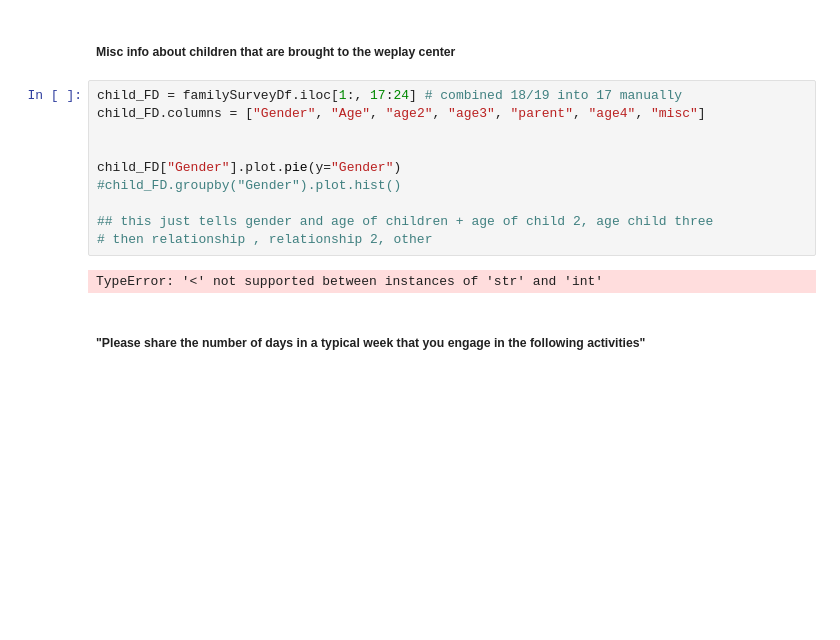
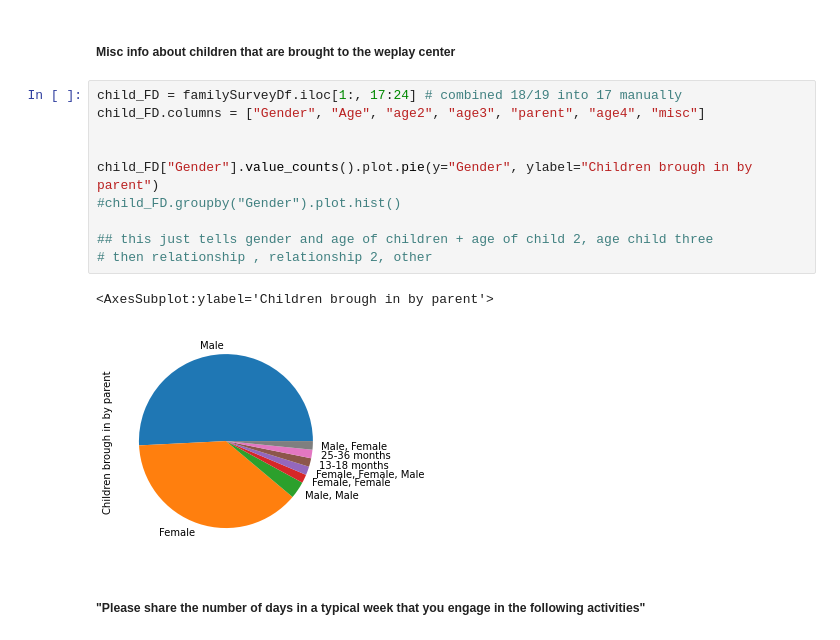
Before and after one commit to renarepenning/weplaynoladata, a Jupyter notebook: MilestoneTwo.ipynb, the cells around one changed output. Drawn from its saved outputs; the diff is of its cells as text; blank space fills up the shorter version.

```diff
--- a/MilestoneTwo.ipynb
+++ b/MilestoneTwo.ipynb
@@ -108,15 +98,16 @@ how_found_WPC#.plot.pie(ylabel="How did you discover WePlay", subplots=True, aut
 # %%
 child_FD = familySurveyDf.iloc[1:, 17:24] # combined 18/19 into 17 manually
 child_FD.columns = ["Gender", "Age", "age2", "age3", "parent", "age4", "misc"]
 
 
-child_FD["Gender"].plot.pie(y="Gender")
+child_FD["Gender"].value_counts().plot.pie(y="Gender", ylabel="Children brough in by parent")
 #child_FD.groupby("Gender").plot.hist()
 
 ## this just tells gender and age of children + age of child 2, age child three
 # then relationship , relationship 2, other
 # %% [output]
-TypeError: '<' not supported between instances of 'str' and 'int'
+<AxesSubplot:ylabel='Children brough in by parent'>
+[figure, added]
 # %% [markdown]
 ##### "Please share the number of days in a typical week that you engage in the following activities"
 # %%
```
Also changed, not shown: parts of 13 cells of this notebook, 1 other file.
